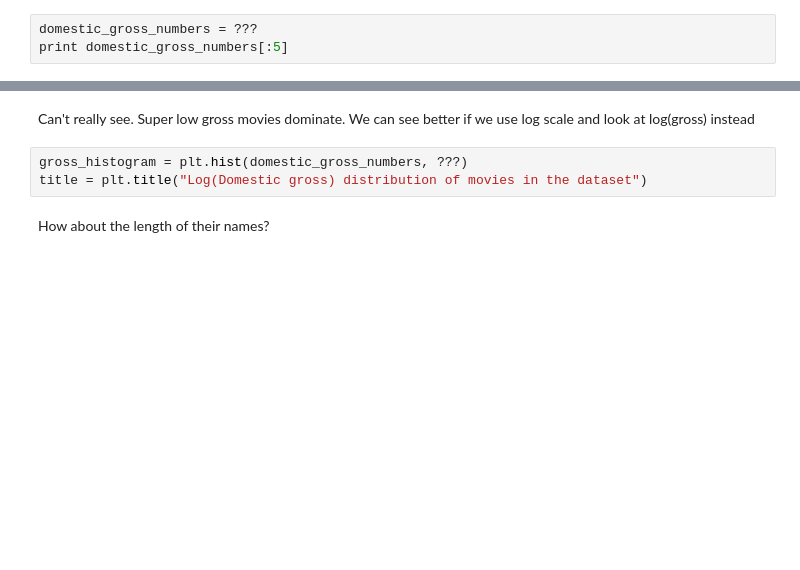
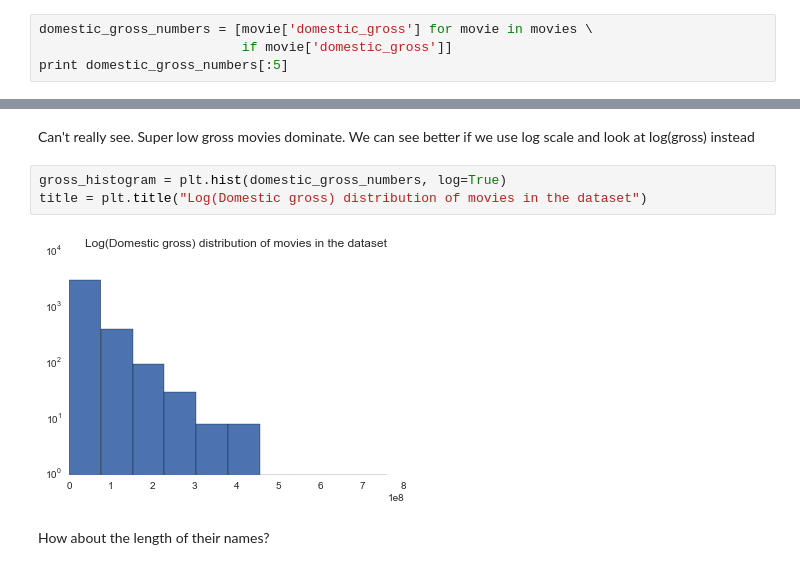
Before and after one commit to StevenLiCOF/DSCB_Project_2_Group, a Jupyter notebook: EDA_and_Regression_student.ipynb, the cells around one changed output, grey strips where cells are left out. Drawn from its saved outputs; the diff is of its cells as text; blank space fills up the shorter version.

```diff
--- a/EDA_and_Regression_student.ipynb
+++ b/EDA_and_Regression_student.ipynb
@@ -69,3 +138,4 @@ movies[0].keys()
 # %%
-domestic_gross_numbers = ???
+domestic_gross_numbers = [movie['domestic_gross'] for movie in movies \
+                          if movie['domestic_gross']]
 print domestic_gross_numbers[:5]
@@ -75,8 +149,10 @@ title = plt.title("Domestic gross distribution of movies in the dataset")
 # %% [markdown]
 Can't really see. Super low gross movies dominate. We can see better if we use log scale and look at log(gross) instead
 # %%
-gross_histogram = plt.hist(domestic_gross_numbers, ???)
+gross_histogram = plt.hist(domestic_gross_numbers, log=True)
 title = plt.title("Log(Domestic gross) distribution of movies in the dataset")
+# %% [output]
+[figure, added]
 # %% [markdown]
 How about the length of their names?
 # %%
```
Also changed, not shown: parts of 28 cells of this notebook.
